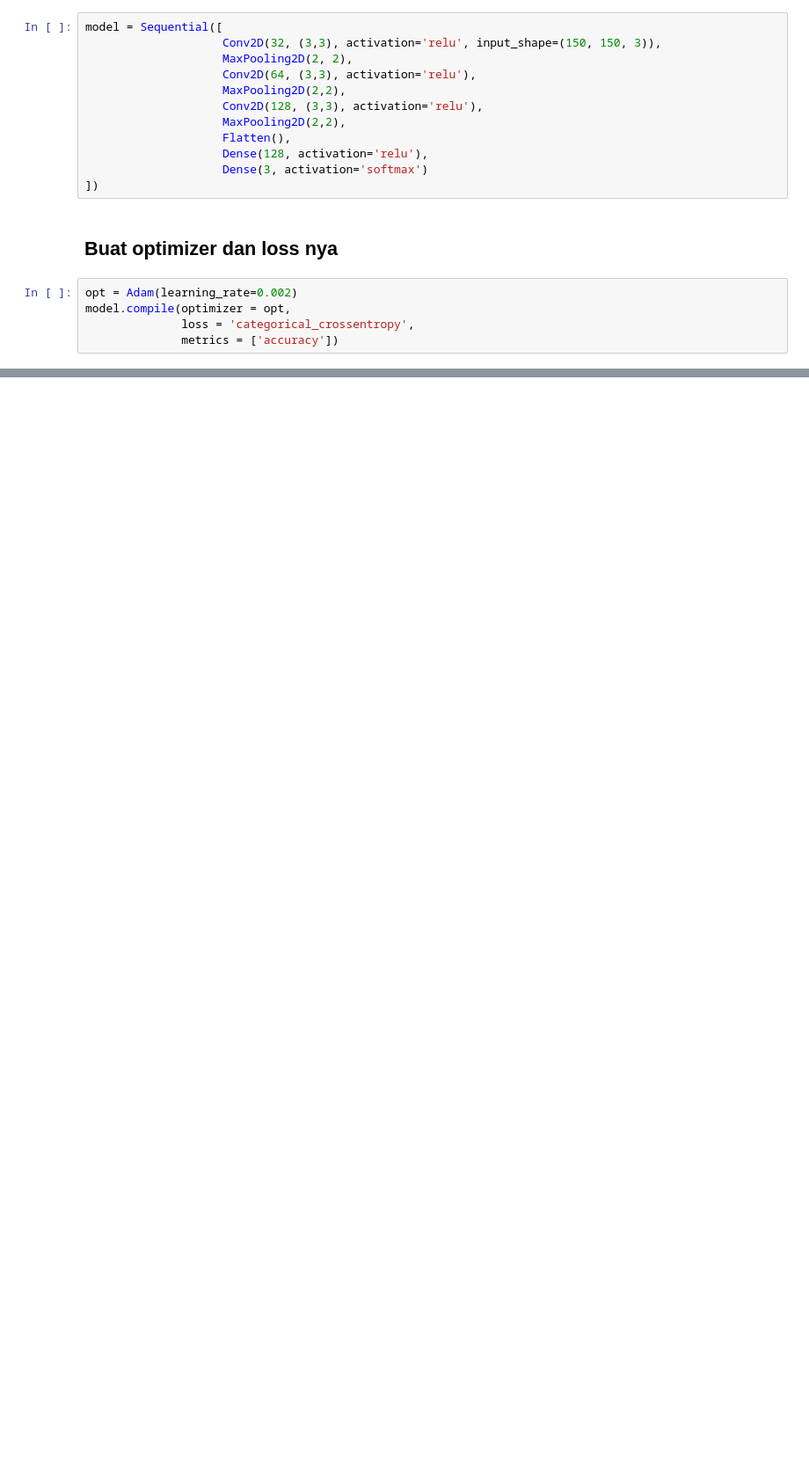
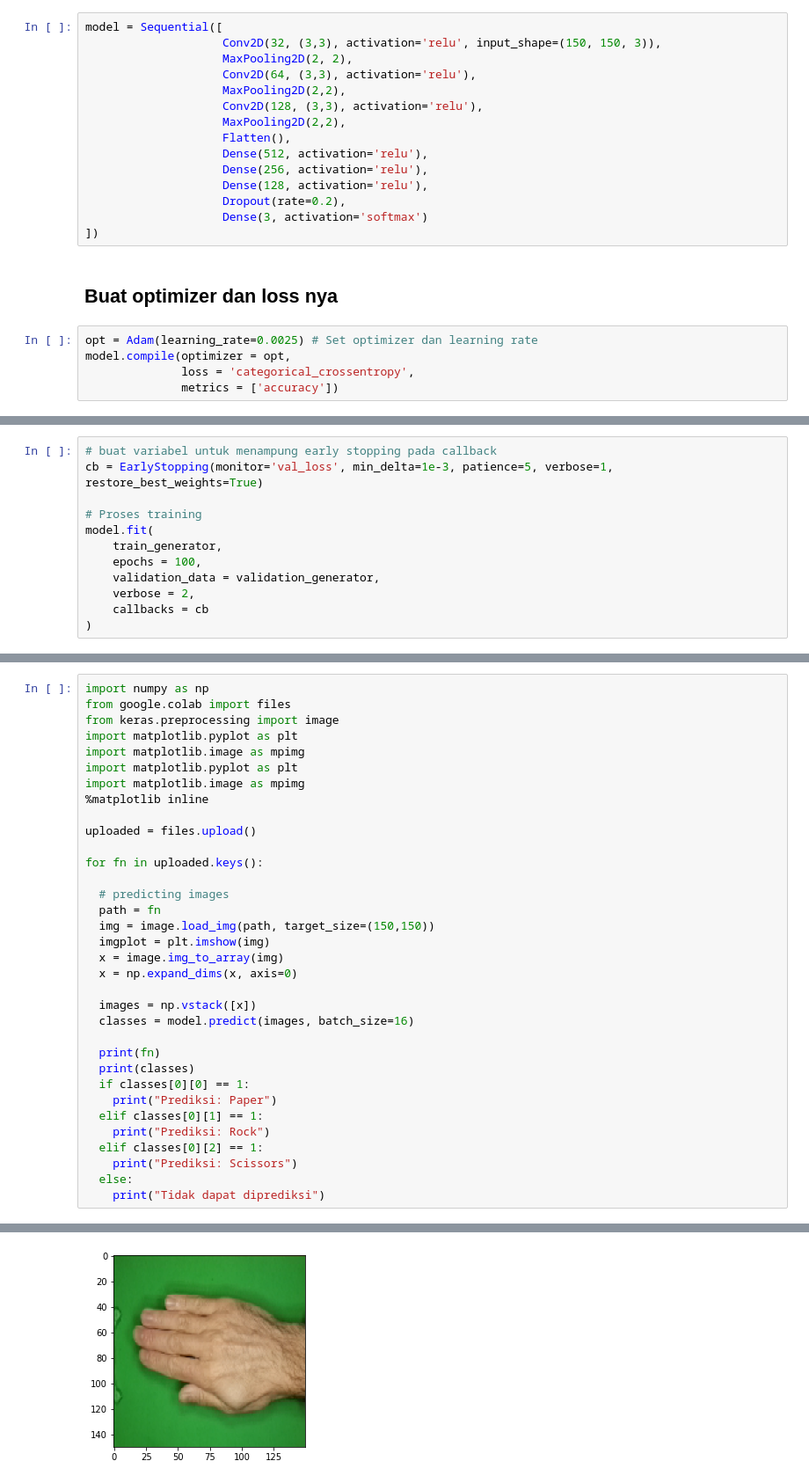
Before and after one commit to rshby/dicoding_submission_ML, a Jupyter notebook: dicoding_submission_ML.ipynb, the cells around one changed output, grey strips where cells are left out. Shown at 88% size. Cells and saved outputs as stored; diff of their text form; blank space fills up the shorter version.

```diff
--- a/dicoding_submission_ML.ipynb
+++ b/dicoding_submission_ML.ipynb
@@ -110,13 +95,16 @@ model = Sequential([
                     Conv2D(128, (3,3), activation='relu'),
                     MaxPooling2D(2,2),
                     Flatten(),
+                    Dense(512, activation='relu'),
+                    Dense(256, activation='relu'),
                     Dense(128, activation='relu'),
+                    Dropout(rate=0.2),
                     Dense(3, activation='softmax')
 ])
 # %% [markdown]
 ## Buat optimizer dan loss nya
 # %%
-opt = Adam(learning_rate=0.002)
+opt = Adam(learning_rate=0.0025) # Set optimizer dan learning rate
 model.compile(optimizer = opt,
               loss = 'categorical_crossentropy',
               metrics = ['accuracy'])
@@ -122,0 +113,12 @@ model.compile(optimizer = opt,
+# %%
+# buat variabel untuk menampung early stopping pada callback
+cb = EarlyStopping(monitor='val_loss', min_delta=1e-3, patience=5, verbose=1, restore_best_weights=True)
+
+# Proses training
+model.fit(
+    train_generator,
+    epochs = 100,
+    validation_data = validation_generator,
+    verbose = 2,
+    callbacks = cb
+)
@@ -122,0 +144,35 @@ model.compile(optimizer = opt,
+# %%
+import numpy as np
+from google.colab import files
+from keras.preprocessing import image
+import matplotlib.pyplot as plt
+import matplotlib.image as mpimg
+import matplotlib.pyplot as plt
+import matplotlib.image as mpimg
+%matplotlib inline
+
+uploaded = files.upload()
+
+for fn in uploaded.keys():
+
+  # predicting images
+  path = fn
+  img = image.load_img(path, target_size=(150,150))
+  imgplot = plt.imshow(img)
+  x = image.img_to_array(img)
+  x = np.expand_dims(x, axis=0)
+
+  images = np.vstack([x])
+  classes = model.predict(images, batch_size=16)
+
+  print(fn)
+  print(classes)
+  if classes[0][0] == 1:
+    print("Prediksi: Paper")
+  elif classes[0][1] == 1:
+    print("Prediksi: Rock")
+  elif classes[0][2] == 1:
+    print("Prediksi: Scissors")
+  else:
+    print("Tidak dapat diprediksi")
+# %% [output]
@@ -122,0 +184 @@ model.compile(optimizer = opt,
+[figure, added]
```
Also changed, not shown: parts of 10 cells of this notebook.
